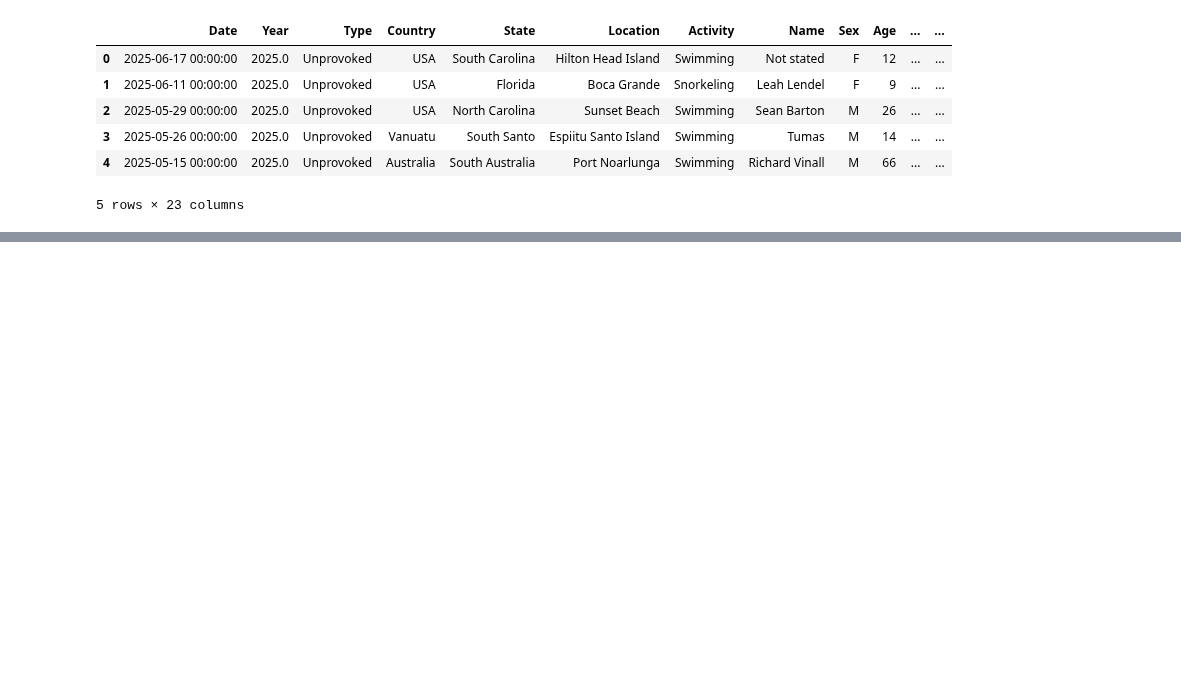
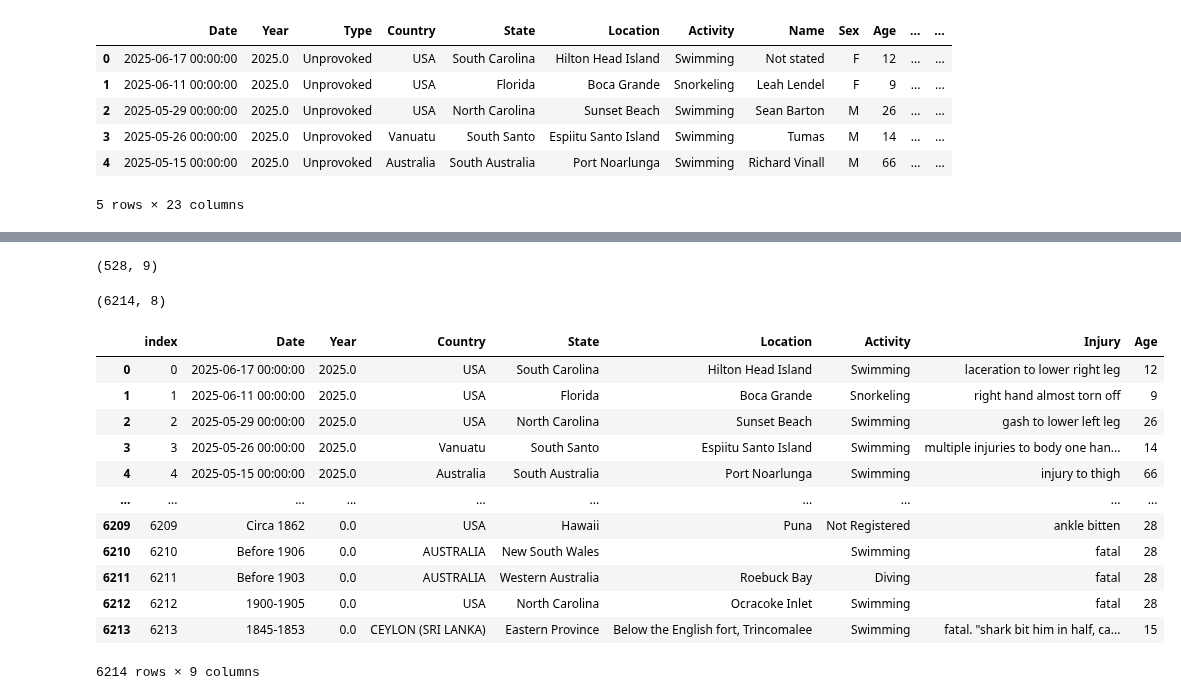
Before and after one commit to DelmarB/shark-analysis, a Jupyter notebook: Shark-Copy1.ipynb, the cells around one changed output, grey strips where cells are left out. Saved outputs shown, nothing was run; the diff lists cells and outputs as text; code cells hidden in the pictures; blank space fills up the shorter version.

```diff
--- a/Shark-Copy1.ipynb
+++ b/Shark-Copy1.ipynb
@@ -126,0 +327,25 @@ shark_df_2["species"].unique()
+# %%
+shark_df_2.shape
+# %% [output]
+(528, 9)
+# %%
+datos_df = pd.read_csv('C:/Users/User/Desktop/IronHack/Week_2/Day2/datos_limpios.csv')
+datos_df.shape
+# %% [output]
+(6214, 8)
+# %%
+datos_df.reset_index(drop=False)
+# %% [output]
+|  | index | Date | Year | Country | State | Location | Activity | Injury | Age |
+| 0 | 0 | 2025-06-17 00:00:00 | 2025.0 | USA | South Carolina | Hilton Head Island | Swimming | laceration to lower right leg | 12 |
+| 1 | 1 | 2025-06-11 00:00:00 | 2025.0 | USA | Florida | Boca Grande | Snorkeling | right hand almost torn off | 9 |
+| 2 | 2 | 2025-05-29 00:00:00 | 2025.0 | USA | North Carolina | Sunset Beach | Swimming | gash to lower left leg | 26 |
+| 3 | 3 | 2025-05-26 00:00:00 | 2025.0 | Vanuatu | South Santo | Espiitu Santo Island | Swimming | multiple injuries to body one han... | 14 |
+| 4 | 4 | 2025-05-15 00:00:00 | 2025.0 | Australia | South Australia | Port Noarlunga | Swimming | injury to thigh | 66 |
+| ... | ... | ... | ... | ... | ... | ... | ... | ... | ... |
+| 6209 | 6209 | Circa 1862 | 0.0 | USA | Hawaii | Puna | Not Registered | ankle bitten | 28 |
+| 6210 | 6210 | Before 1906 | 0.0 | AUSTRALIA | New South Wales |  | Swimming | fatal | 28 |
+| 6211 | 6211 | Before 1903 | 0.0 | AUSTRALIA | Western Australia | Roebuck Bay | Diving | fatal | 28 |
+| 6212 | 6212 | 1900-1905 | 0.0 | USA | North Carolina | Ocracoke Inlet | Swimming | fatal | 28 |
+| 6213 | 6213 | 1845-1853 | 0.0 | CEYLON (SRI LANKA) | Eastern Province | Below the English fort, Trincomalee | Swimming | fatal. "shark bit him in half, ca... | 15 |
+6214 rows × 9 columns
```
Also changed, not shown: parts of 41 cells of this notebook.
